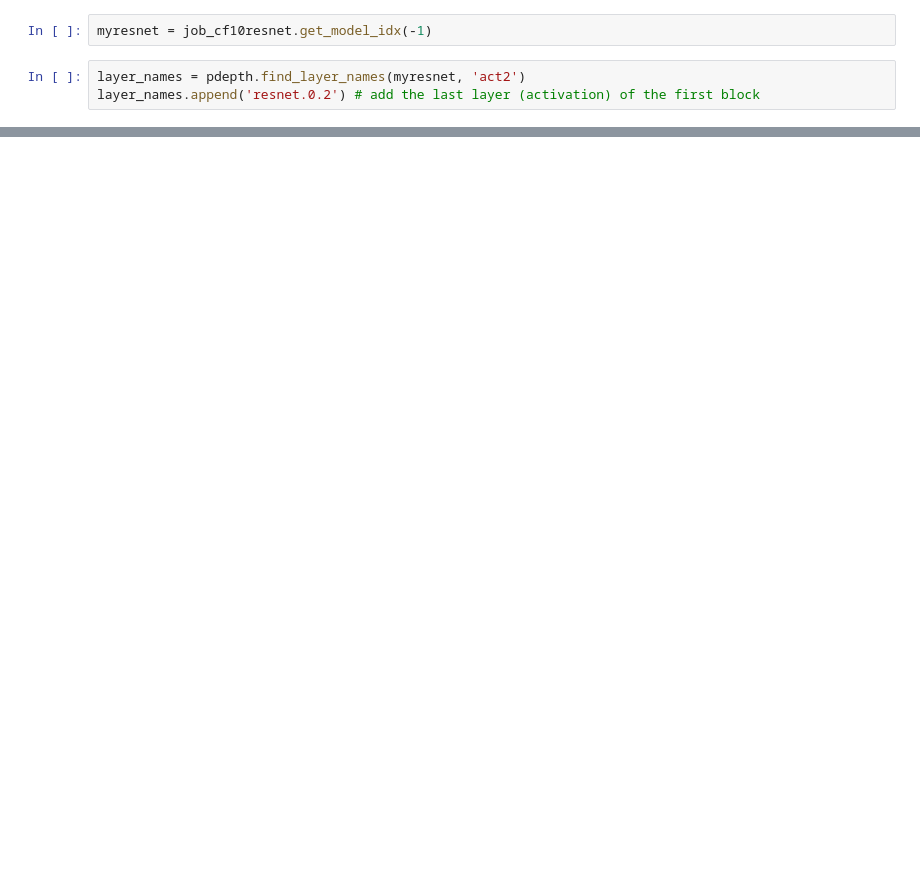
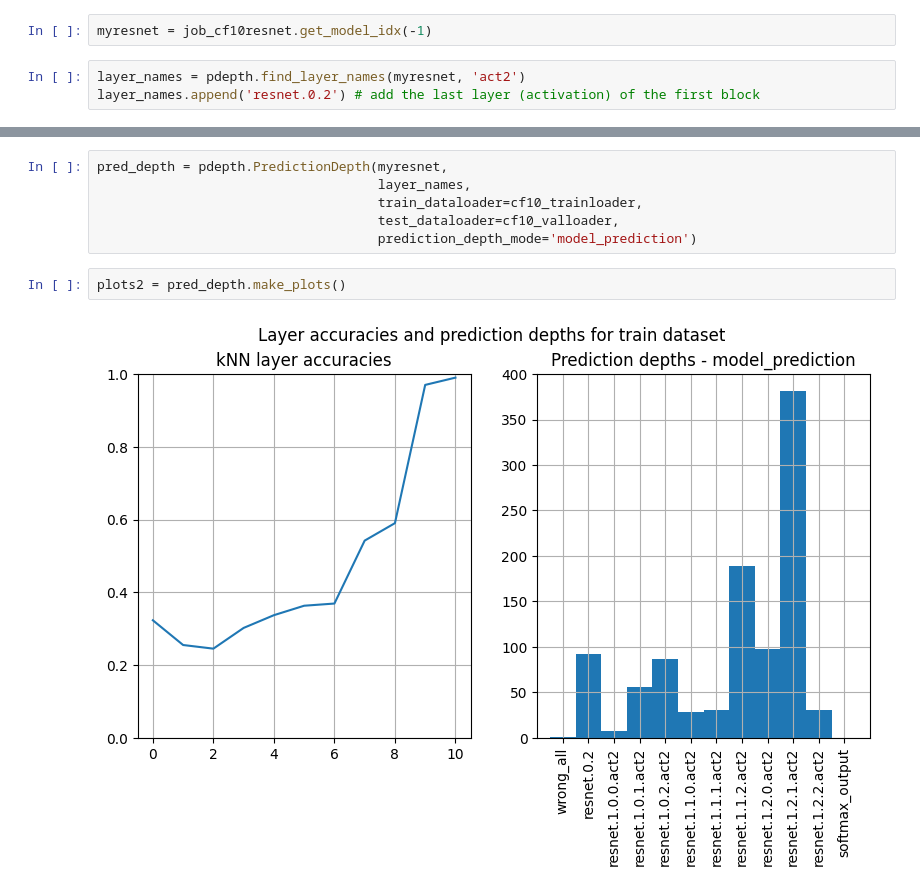
Before and after one commit to maximilianmbeck/tflearning, a Jupyter notebook: notebooks/prediction_depth.ipynb, the cells around one changed output, grey strips where cells are left out. Saved outputs shown, nothing was run; the diff lists cells and outputs as text; blank space fills up the shorter version.

```diff
--- a/notebooks/prediction_depth.ipynb
+++ b/notebooks/prediction_depth.ipynb
@@ -136,0 +124,10 @@ list
+# %%
+pred_depth = pdepth.PredictionDepth(myresnet,
+                                    layer_names,
+                                    train_dataloader=cf10_trainloader,
+                                    test_dataloader=cf10_valloader,
+                                    prediction_depth_mode='model_prediction')
+# %%
+plots2 = pred_depth.make_plots()
+# %% [output]
+[figure, added]
```
Also changed, not shown: parts of 23 cells of this notebook, 5 other files.
